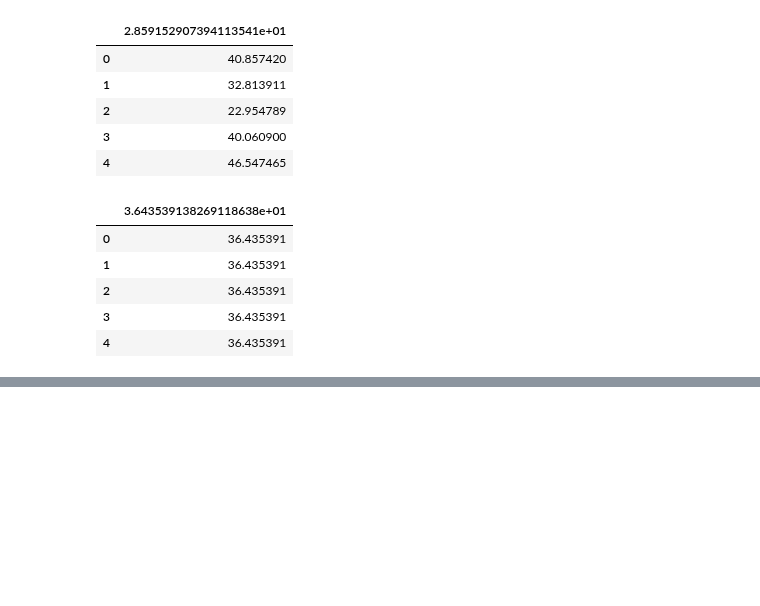
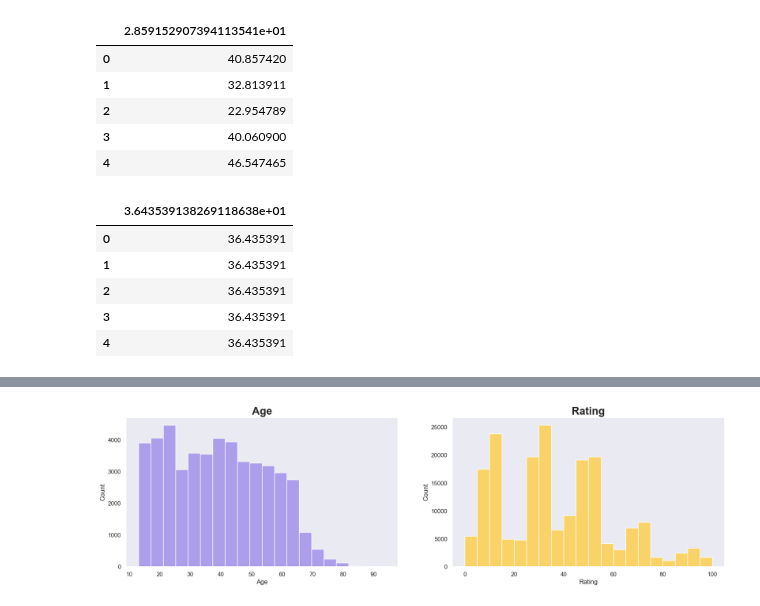
Before and after one commit to gonzalosilvera/data-science, a Jupyter notebook: Kaggle/EMI Music Data Science Hackaton/music_hackaton.ipynb, the cells around one changed output, grey strips where cells are left out. Saved outputs shown, nothing was run; the diff lists cells and outputs as text; code cells hidden in the pictures; blank space fills up the shorter version.

Commit message:
Comments and images updated

```diff
--- a/Kaggle/EMI Music Data Science Hackaton/music_hackaton.ipynb
+++ b/Kaggle/EMI Music Data Science Hackaton/music_hackaton.ipynb
@@ -160,0 +209,18 @@ global_mean_benchmark_df.head()
+# %%
+sns.set_theme(rc={'figure.figsize':(20,5)})
+plt.subplot(1,2,1)
+plt.title('Age', fontweight='bold', fontsize=20)
+plt.hist(users_df['AGE'], bins=20, color='#AD9EEB')
+plt.grid(False)
+plt.xlabel('Age')
+plt.ylabel('Count')
+
+plt.subplot(1,2,2)
+plt.title('Rating', fontweight='bold', fontsize=20)
+plt.hist(train_df['Rating'], bins=20, color='#FAD368')
+plt.grid(False)
+plt.xlabel('Rating')
+plt.ylabel('Count')
+plt.show()
+# %% [output]
+[figure, added]
```
Also changed, not shown: parts of 5 cells of this notebook, 8 other files.
